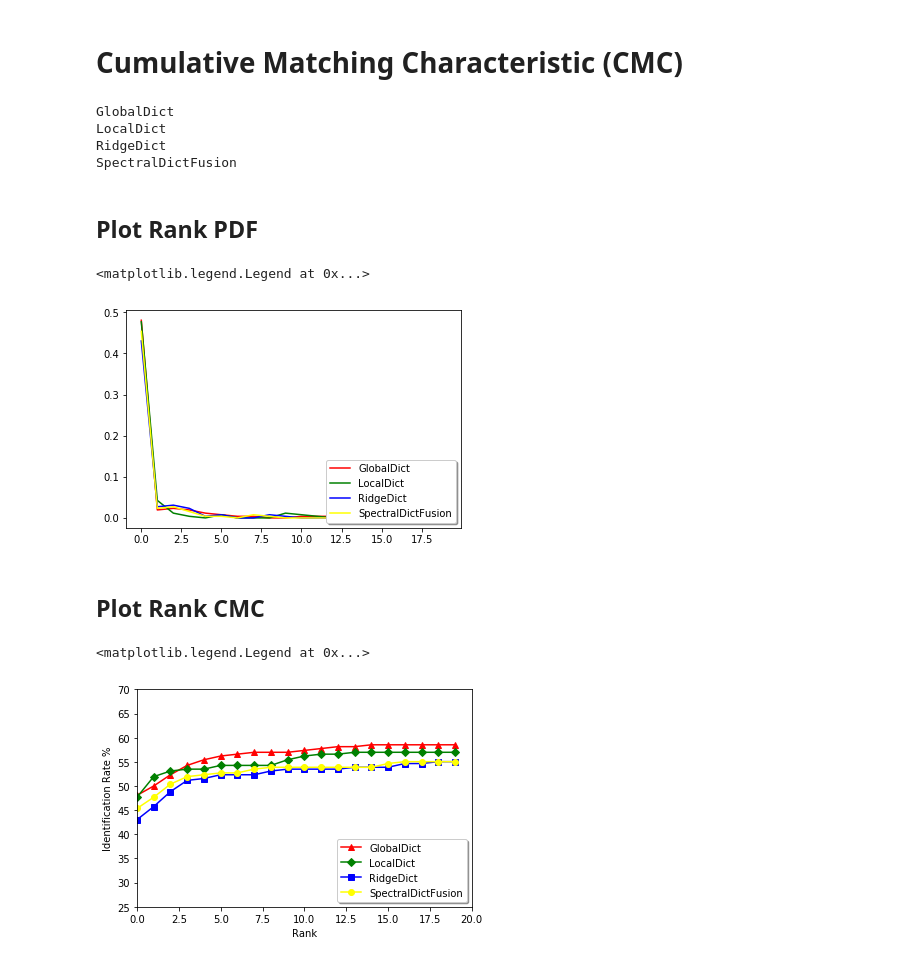
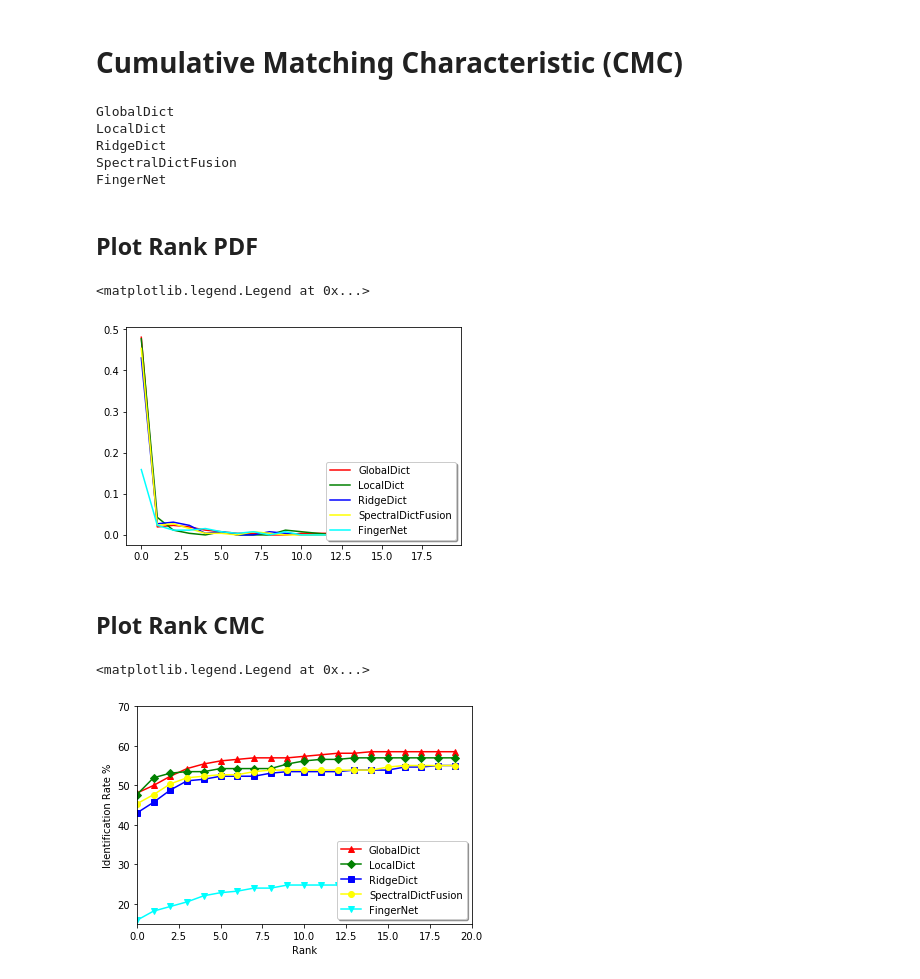
Before and after one commit to skconan/LatentFingerPrintEnhancement, a Jupyter notebook: notebook/Cumulative Matching Characteristic (CMC) .ipynb, the cells around one changed output. Drawn from its saved outputs; the diff is of its cells as text; code cells hidden in the pictures.

```diff
--- a/notebook/Cumulative Matching Characteristic (CMC) .ipynb
+++ b/notebook/Cumulative Matching Characteristic (CMC) .ipynb
@@ -6,11 +6,11 @@ import pandas as pd
 # %%
 algorithms = [
     "GlobalDict", "LocalDict",
-    "RidgeDict","SpectralDictFusion"
+    "RidgeDict","SpectralDictFusion","FingerNet"
 ]
 
 color_list = ["red", "green", "blue" ,  "yellow", "cyan", "pink"]
-maker_list = ["^", "D", "s" ,  "o", "v"]
+maker_list = ["^", "D", "s" ,  "o", "v", "*", "P"]
 
 color_dict = {}
 maker_dict = {}
@@ -33,6 +33,7 @@ GlobalDict
 LocalDict
 RidgeDict
 SpectralDictFusion
+FingerNet
 # %% [markdown]
 ## Plot Rank PDF
 # %%
@@ -51,31 +52,31 @@ for name in algorithms:
 plt.legend((algorithms), loc='lower right', shadow=True)
 # %% [output]
 <matplotlib.legend.Legend at 0x...>
-[figure, old version]
+[figure, new version]
 # %% [markdown]
 ## Plot Rank CMC
 # %%
 cdf = {}
 step = list(range(0,21,2))
 for name in algorithms:
     cdf[name] = [pdf[name][0]*100]
 
     for i in range(1,20):
         cdf[name].append(cdf[name][i-1] + pdf[name][i]*100)
 
     # fig, ax = plt.subplots()
 
-    plt.ylim([25,70])
+    plt.ylim([15,70])
     plt.xlim([0,20])
 
 #     plt.step(step,cdf[name],color=color_dict[name])
     plt.plot(cdf[name],marker=maker_dict[name],color=color_dict[name])
 
 plt.xlabel('Rank')
 plt.ylabel('Identification Rate %')
 
 plt.legend((algorithms),
         loc='lower right', shadow=True)
 # %% [output]
 <matplotlib.legend.Legend at 0x...>
-[figure, old version]
+[figure, new version]
```
